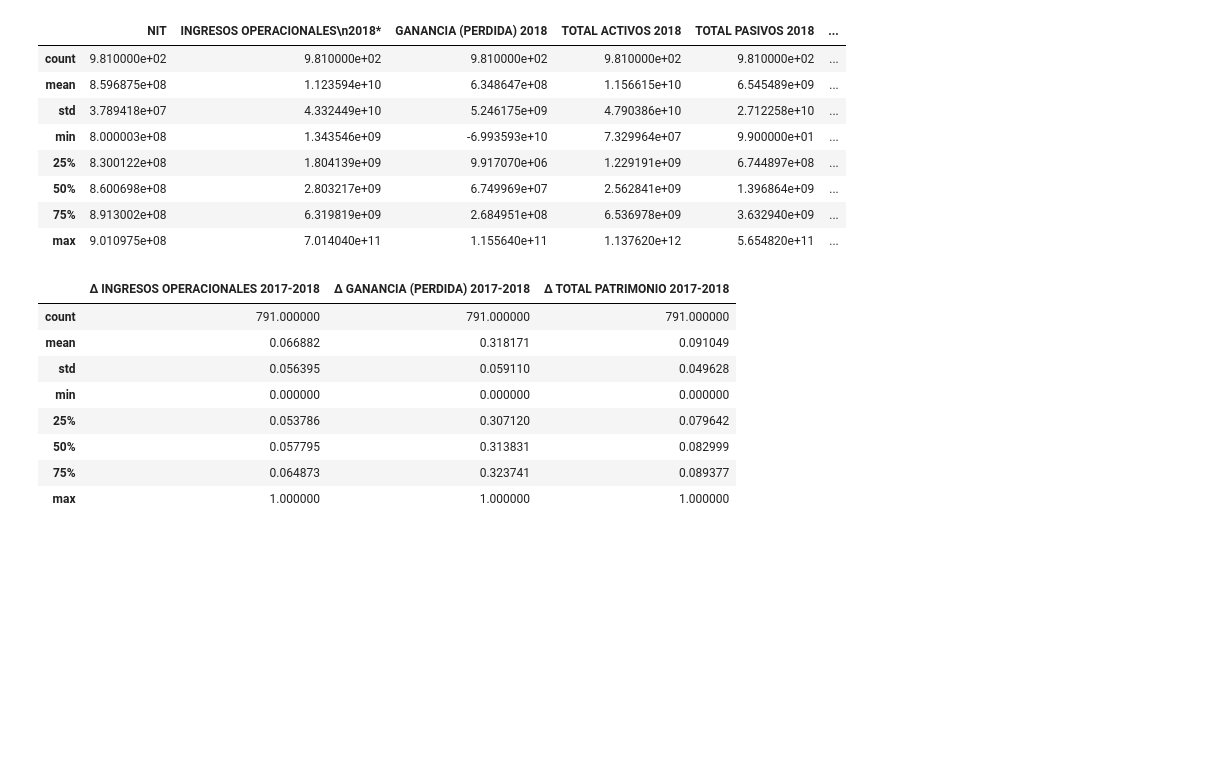
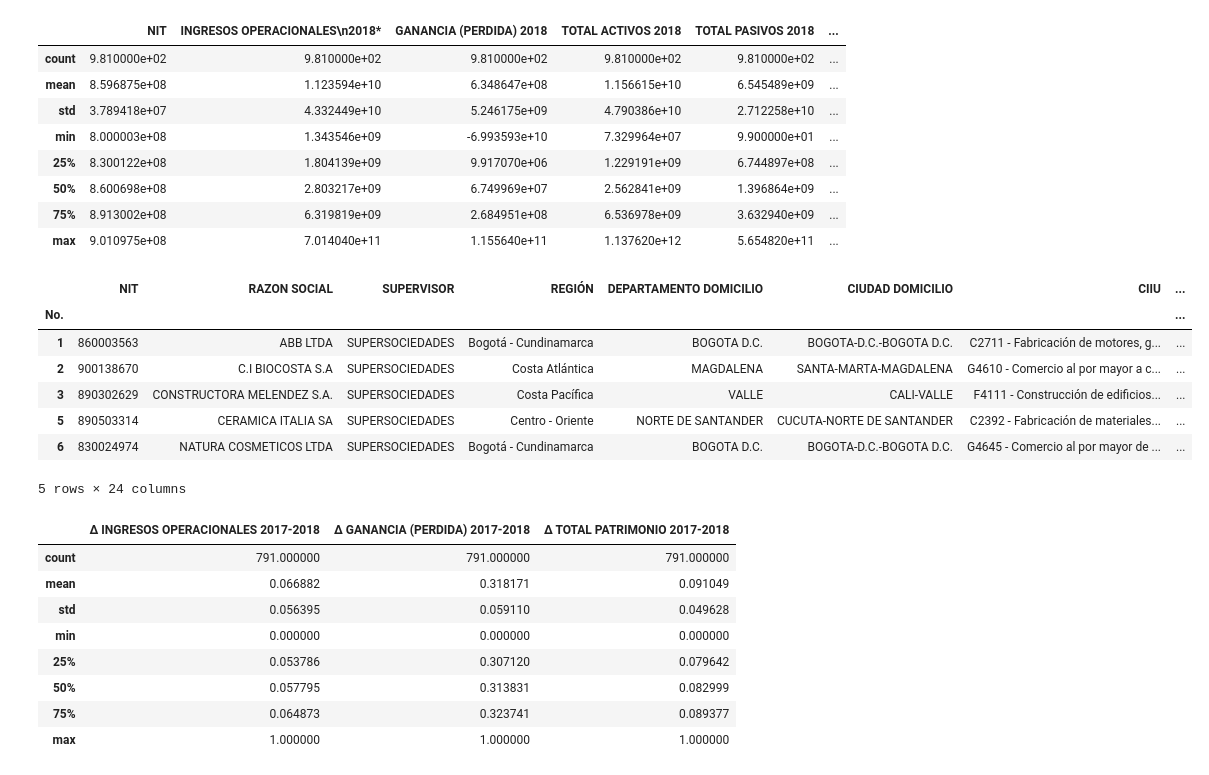
Before and after one commit to PedroVallejoSeade/Laboratorio-2---Clustering, a Jupyter notebook: ClusteringJerárquico.ipynb, the cells around one changed output. Saved outputs shown, nothing was run; the diff lists cells and outputs as text; code cells hidden in the pictures; blank space fills up the shorter version.

Commit message:
Tablero de control empezado

```diff
--- a/ClusteringJerárquico.ipynb
+++ b/ClusteringJerárquico.ipynb
@@ -202,11 +202,22 @@ df_prep = df_prep[(df_prep["TOTAL PATRIMONIO 2017"] < q_hi) & (df_prep["TOTAL PA
 # %%
 # Obtener cambios del 2017 al 2018
 
 df_prep['∆ INGRESOS OPERACIONALES 2017-2018'] = df_prep['INGRESOS OPERACIONALES\n2018*'] - df_prep['INGRESOS OPERACIONALES\n2017*']
 df_prep['∆ GANANCIA (PERDIDA) 2017-2018'] = df_prep['GANANCIA (PERDIDA) 2018'] - df_prep['GANANCIA (PERDIDA) 2017']
 df_prep['∆ ACTIVOS 2017-2018'] = df_prep['TOTAL ACTIVOS 2018'] - df_prep['TOTAL ACTIVOS 2017']
 df_prep['∆ TOTAL PASIVOS 2017-2018'] = df_prep['TOTAL PASIVOS 2018'] - df_prep['TOTAL PASIVOS 2017']
 df_prep['∆ TOTAL PATRIMONIO 2017-2018'] = df_prep['TOTAL PATRIMONIO 2018'] - df_prep['TOTAL PATRIMONIO 2017']
+
+df_prep.head()
+# %% [output]
+|  | NIT | RAZON SOCIAL | SUPERVISOR | REGIÓN | DEPARTAMENTO DOMICILIO | CIUDAD DOMICILIO | CIIU | ... |
+| No. |  |  |  |  |  |  |  | ... |
+| 1 | 860003563 | ABB LTDA | SUPERSOCIEDADES | Bogotá - Cundinamarca | BOGOTA D.C. | BOGOTA-D.C.-BOGOTA D.C. | C2711 - Fabricación de motores, g... | ... |
+| 2 | 900138670 | C.I BIOCOSTA S.A | SUPERSOCIEDADES | Costa Atlántica | MAGDALENA | SANTA-MARTA-MAGDALENA | G4610 - Comercio al por mayor a c... | ... |
+| 3 | 890302629 | CONSTRUCTORA MELENDEZ S.A. | SUPERSOCIEDADES | Costa Pacífica | VALLE | CALI-VALLE | F4111 - Construcción de edificios... | ... |
+| 5 | 890503314 | CERAMICA ITALIA SA | SUPERSOCIEDADES | Centro - Oriente | NORTE DE SANTANDER | CUCUTA-NORTE DE SANTANDER | C2392 - Fabricación de materiales... | ... |
+| 6 | 830024974 | NATURA COSMETICOS LTDA | SUPERSOCIEDADES | Bogotá - Cundinamarca | BOGOTA D.C. | BOGOTA-D.C.-BOGOTA D.C. | G4645 - Comercio al por mayor de ... | ... |
+5 rows × 24 columns
 # %%
 # Aplicar métodos para normalizar y estandarizar los datos para el modelo
 
```
Also changed, not shown: parts of 1 cell of this notebook, 4 other files.
